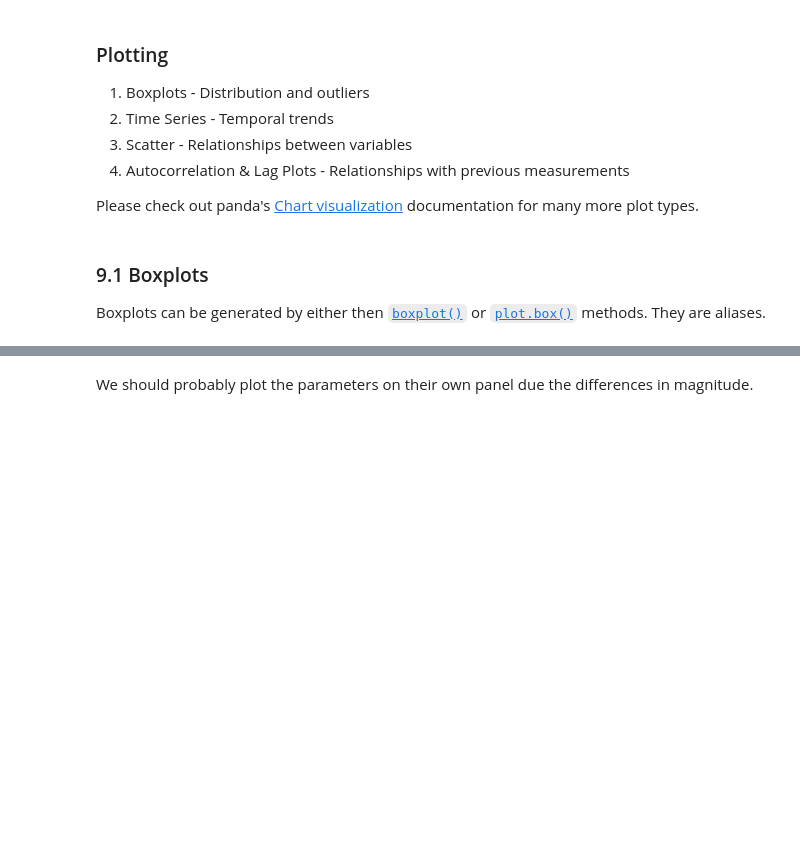
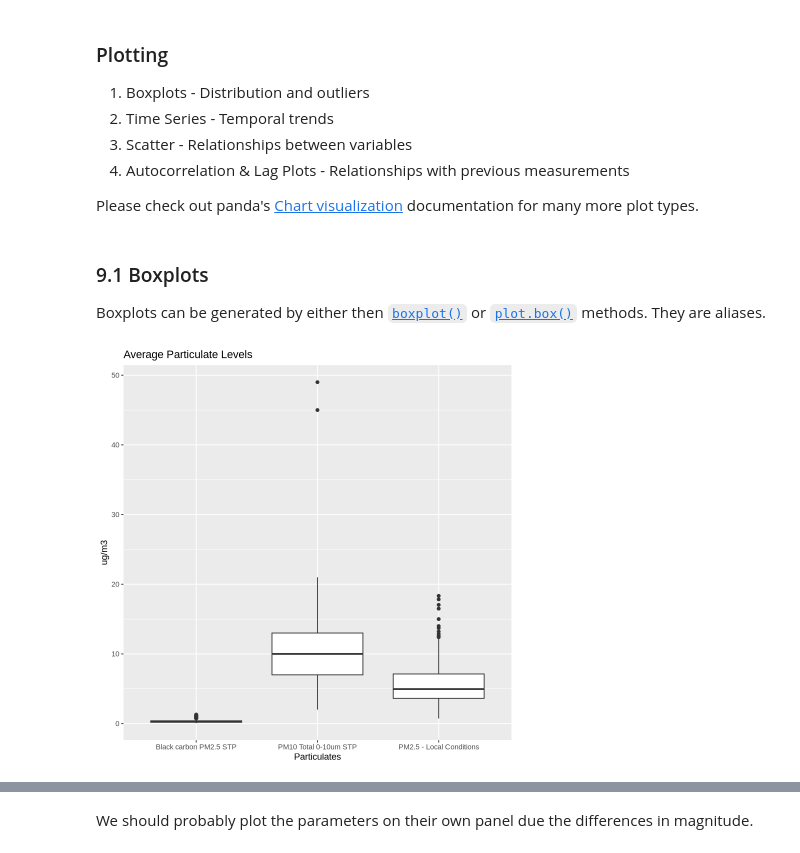
Before and after one commit to MPA-2065-FA24/mpa2065-fall2024, a Jupyter notebook: exploratory_data_analysis/notebooks/1.0-gtd-eda-walkthrough.ipynb, the cells around one changed output, grey strips where cells are left out. Cells and saved outputs as stored; diff of their text form; code cells hidden in the pictures; blank space fills up the shorter version.

Commit message:
refactor: box plots

```diff
--- a/exploratory_data_analysis/notebooks/1.0-gtd-eda-walkthrough.ipynb
+++ b/exploratory_data_analysis/notebooks/1.0-gtd-eda-walkthrough.ipynb
@@ -1487,6 +1491,17 @@ Please check out panda's [Chart visualization](https://pandas.pydata.org/docs/us
 # %% [markdown]
 ### 9.1 Boxplots
 Boxplots can be generated by either then [`boxplot()`](https://matplotlib.org/stable/api/_as_gen/matplotlib.axes.Axes.boxplot.html#matplotlib.axes.Axes.boxplot) or [`plot.box()`](https://pandas.pydata.org/docs/reference/api/pandas.DataFrame.plot.box.html) methods. They are aliases.
+# %%
+ggplot(
+    df_particulate %>% filter(parameter_name != "Particle Number, Total Count"),
+    aes(x = parameter_name, y = arithmetic_mean)
+) +
+geom_boxplot() +
+labs(title = "Average Particulate Levels",
+    x = "Particulates",
+    y = 'ug/m3')
+# %% [output]
+[figure, added]
 # %%
 # We'll first drop the "Particle Number" parameter because it's a completely different measure and magnitude.
 df_pm_nopn = df_pm.drop(columns=['Particle Number'])
```
Also changed, not shown: parts of 3 cells of this notebook.
